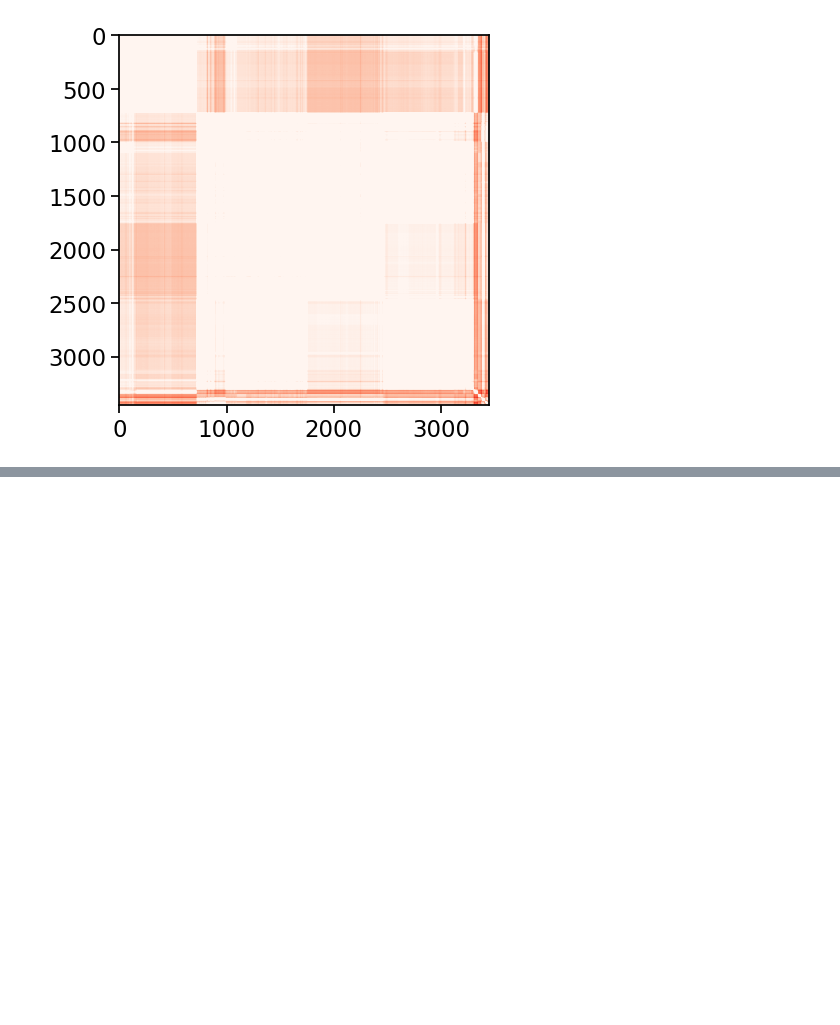
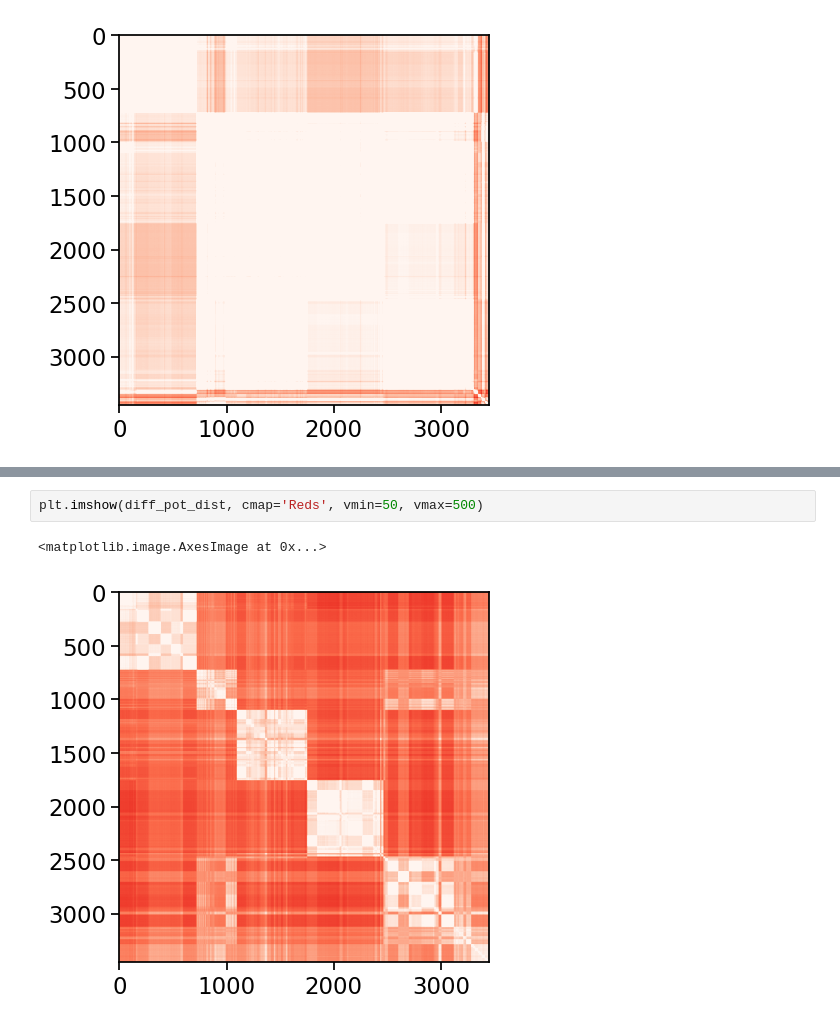
Before and after one commit to latent-reasoning-works/manylatents, a Jupyter notebook: notebooks/EDA_HGDP.ipynb, the cells around one changed output, grey strips where cells are left out. Cells and saved outputs as stored; diff of their text form; blank space fills up the shorter version.

```diff
--- a/notebooks/EDA_HGDP.ipynb
+++ b/notebooks/EDA_HGDP.ipynb
@@ -131,0 +161,5 @@ plt.imshow(squareform(dists2), cmap='Reds', vmin=180)
+# %%
+plt.imshow(diff_pot_dist, cmap='Reds', vmin=50, vmax=500)
+# %% [output]
+<matplotlib.image.AxesImage at 0x...>
+[figure, added]
```
Also changed, not shown: parts of 6 cells of this notebook, 7 other files.
